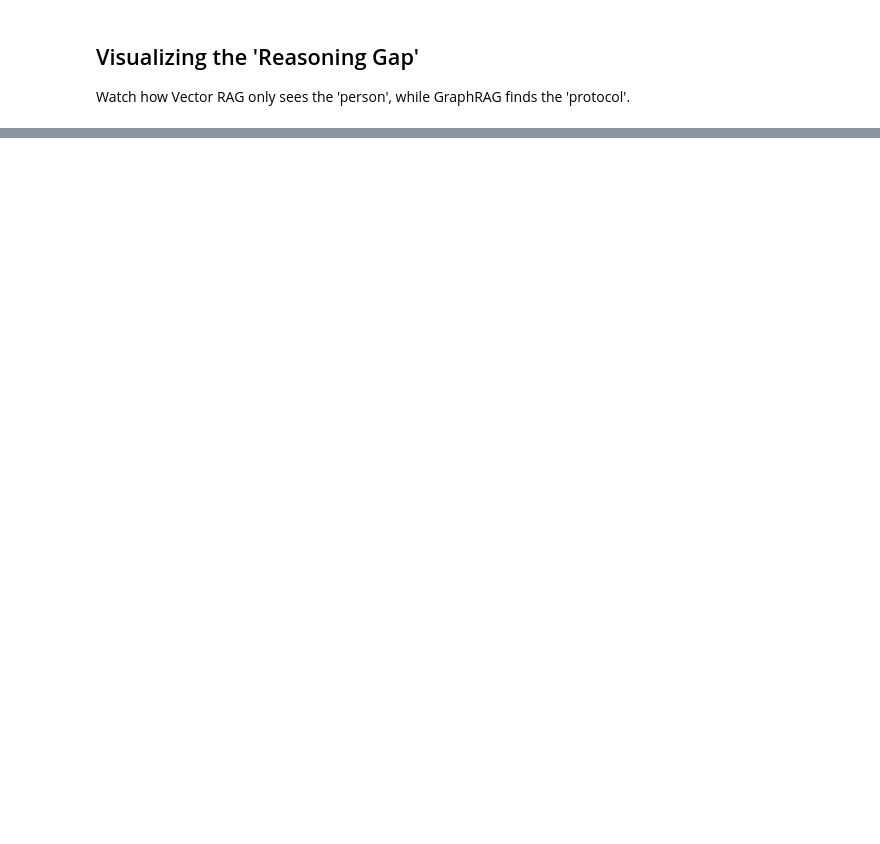
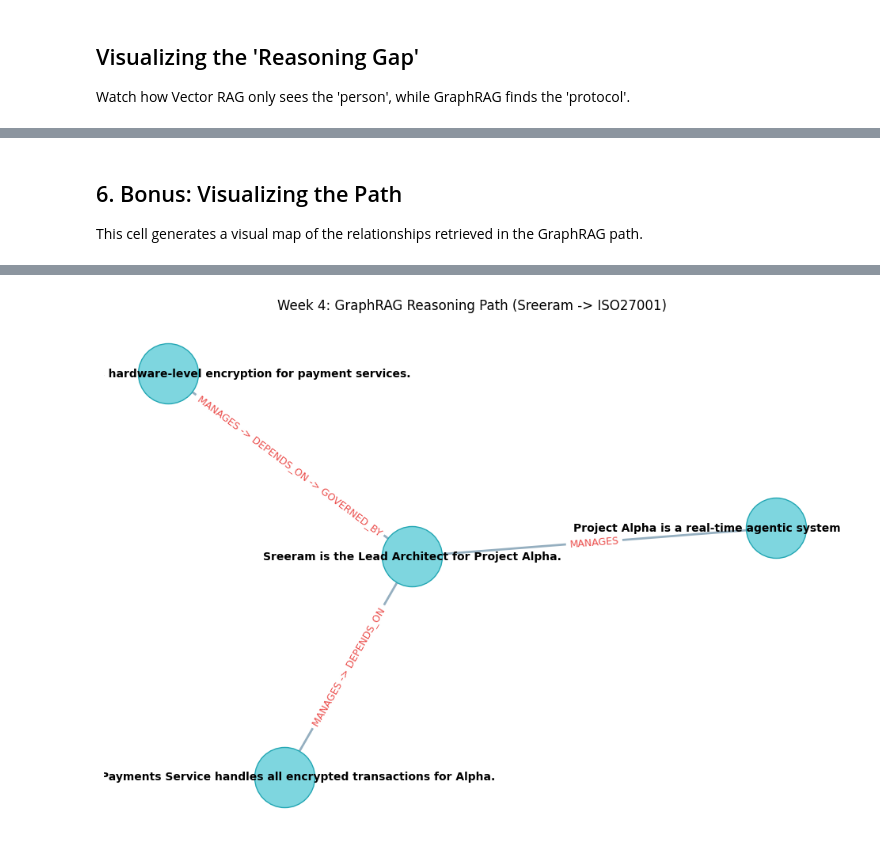
Before and after one commit to snudurupati/agentic-ai-architect, a Jupyter notebook: 04_advanced_rag/graph_rag_bakeoff.ipynb, the cells around one changed output, grey strips where cells are left out. Saved outputs shown, nothing was run; the diff lists cells and outputs as text; code cells hidden in the pictures; blank space fills up the shorter version.

Commit message:
update week4 content and requirements

```diff
--- a/04_advanced_rag/graph_rag_bakeoff.ipynb
+++ b/04_advanced_rag/graph_rag_bakeoff.ipynb
@@ -116,4 +120,6 @@ print(f"--- [VECTOR RAG CONTEXT] ---\n{v_context}")
 
 print(f"\n--- [GRAPHRAG CONTEXT] ---")
 for item in g_context:
-    print(f"[{item['relationship']}] -> {item['text']}")
+    # We join the path_logic list with arrows to show the 'hops'
+    path_string = " -> ".join(item['path_logic'])
+    print(f"[{path_string}] -> {item['target_node']}")
@@ -132,0 +162,40 @@ print(f"GraphRAG Answer: {ask_llm(g_context)}")
+# %% [markdown]
+## 6. Bonus: Visualizing the Path
+This cell generates a visual map of the relationships retrieved in the GraphRAG path.
+# %%
+import networkx as nx
+import matplotlib.pyplot as plt
+
+# 1. Initialize the Directed Graph
+G = nx.DiGraph()
+
+# 2. Build the graph from your ArangoDB results
+# We use the 'path_logic' to ensure every hop is represented
+for item in g_context:
+    start = item['start_node']
+    target = item['target_node']
+    # We join the labels in case there are multiple hops in one result
+    label = " -> ".join(item['path_logic'])
+    G.add_edge(start, target, label=label)
+
+# 3. Plotting the 'Glass Box' logic
+plt.figure(figsize=(12, 8))
+pos = nx.spring_layout(G, seed=42) # Seed 42 keeps the layout consistent
+
+# Draw Nodes
+nx.draw_networkx_nodes(G, pos, node_size=3000, node_color='#7ed6df', edgecolors='#22a6b3')
+
+# Draw Edges
+nx.draw_networkx_edges(G, pos, width=2, edge_color='#95afc0', arrowsize=20)
+
+# Draw Labels (Nodes)
+nx.draw_networkx_labels(G, pos, font_size=10, font_family="sans-serif", font_weight="bold")
+
+# Draw Edge Labels (The 'Why')
+edge_labels = nx.get_edge_attributes(G, 'label')
+nx.draw_networkx_edge_labels(G, pos, edge_labels=edge_labels, font_color='#eb4d4b', font_size=9)
+
+plt.title("Week 4: GraphRAG Reasoning Path (Sreeram -> ISO27001)", pad=20)
+plt.axis('off')
+plt.show()
+# %% [output]
@@ -132,0 +203 @@ print(f"GraphRAG Answer: {ask_llm(g_context)}")
+[figure, added]
```
Also changed, not shown: parts of 5 cells of this notebook, 4 other files.
